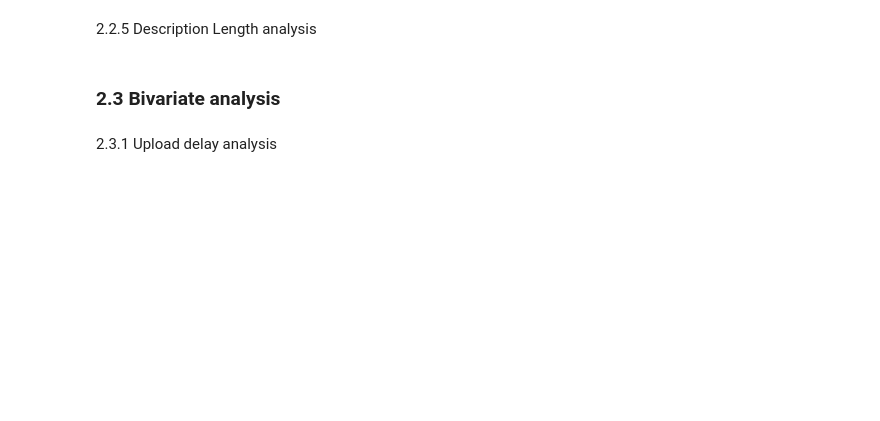
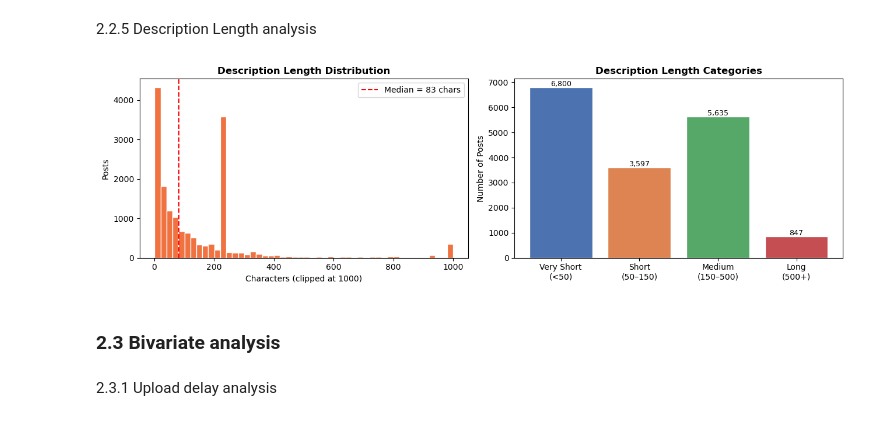
Before and after one commit to vhaa0001/FIT5196_Assignment_1, a Jupyter notebook: group64_1.ipynb, the cells around one changed output. Drawn from its saved outputs; the diff is of its cells as text; code cells hidden in the pictures; blank space fills up the shorter version.

```diff
--- a/group64_1.ipynb
+++ b/group64_1.ipynb
@@ -568,36 +772,36 @@ df_desc['desc_len'] = df_desc['Description'].str.len()
 
 # categorise
 bins   = [0, 50, 150, 500, np.inf]
 labels = ['Very Short\n(<50)', 'Short\n(50–150)', 'Medium\n(150–500)', 'Long\n(500+)']
 df_desc['desc_cat'] = pd.cut(df_desc['desc_len'], bins=bins, labels=labels)
 
 fig, axes = plt.subplots(1, 2, figsize=(13, 4))
 
 # Histogram
 axes[0].hist(df_desc['desc_len'].clip(upper=1000), bins=50,
              color="#ED4B0BC7", edgecolor='white')
 axes[0].axvline(df_desc['desc_len'].median(), color='red',
                 linestyle='--',
                 label=f'Median = {df_desc["desc_len"].median():.0f} chars')
 axes[0].set_title('Description Length Distribution', fontweight='bold')
 axes[0].set_xlabel('Characters (clipped at 1000)')
 axes[0].set_ylabel('Posts')
 axes[0].legend()
 
 # Category bar
 cat_counts = df_desc['desc_cat'].value_counts().reindex(labels)
 axes[1].bar(cat_counts.index, cat_counts.values,
             color=['#4C72B0','#DD8452','#55A868','#C44E52'], edgecolor='white')
 axes[1].set_title('Description Length Categories', fontweight='bold')
 axes[1].set_ylabel('Number of Posts')
 for i, v in enumerate(cat_counts.values):
     axes[1].text(i, v + 50, f'{int(v):,}', ha='center', fontsize=9)
 
 plt.tight_layout()
-plt.savefig('fig7_description_length.png', bbox_inches='tight')
+plt.savefig('fig5_description_length.png', bbox_inches='tight')
 plt.show()
-print('Finding: 57% of posts with descriptions are "Very Short" (<50 chars),'
-      ' showing most users prefer minimal text. Only 14% write long descriptions (500+ chars).')
+# %% [output]
+[figure, added]
 # %% [markdown]
 ### 2.3 Bivariate analysis
 # %% [markdown]
```
Also changed, not shown: parts of 30 cells of this notebook.
